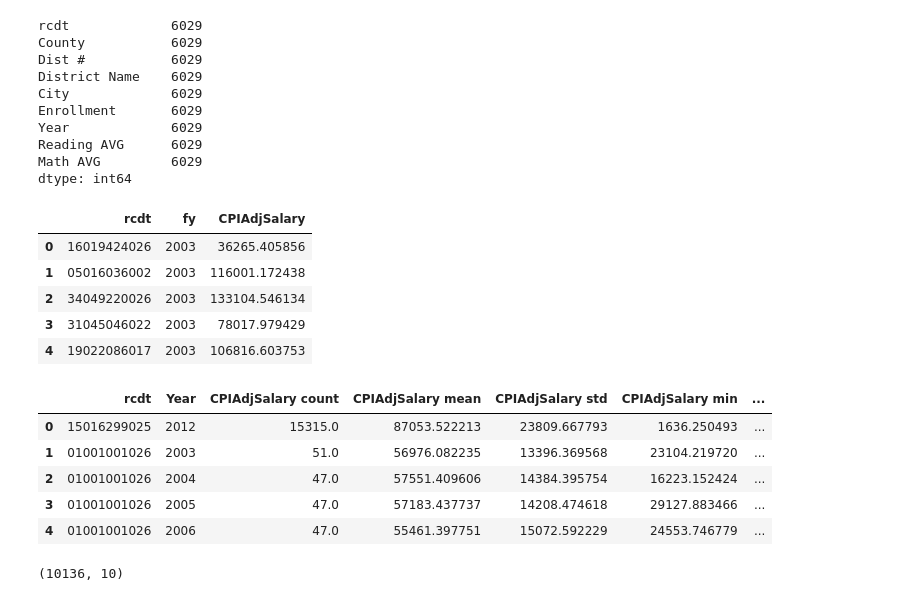
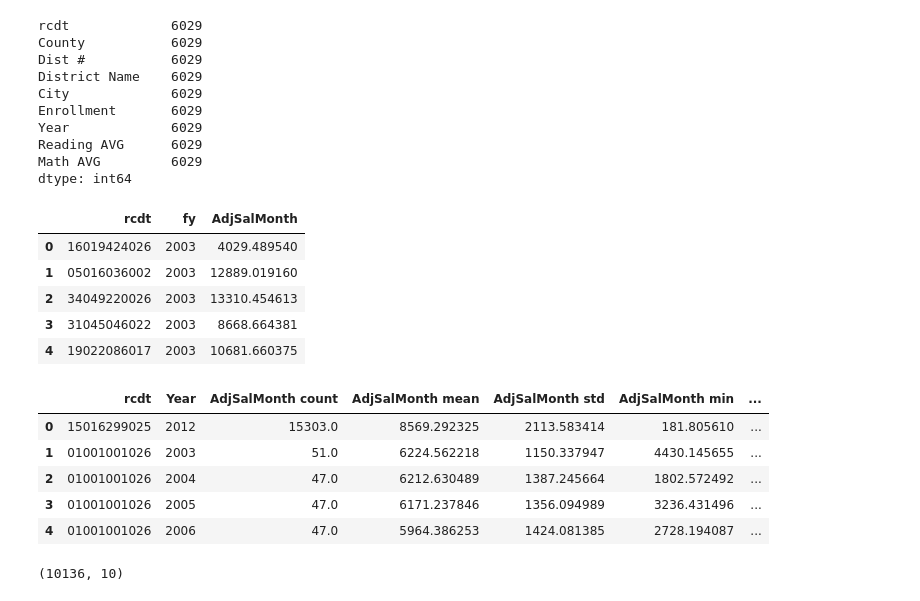
Before and after one commit to spanman888/DSC672_Teacher_Salary, a Jupyter notebook: Capstone_Teacher_Salary.ipynb, the cells around one changed output. Saved outputs shown, nothing was run; the diff lists cells and outputs as text; code cells hidden in the pictures.

```diff
--- a/Capstone_Teacher_Salary.ipynb
+++ b/Capstone_Teacher_Salary.ipynb
@@ -71,3 +61,13 @@ df.head(5)
+# %%
+#Create column with first three of zip
+df['first_3'] = df['dst_zip'].astype(str).str[0:3]
+
+#Assign suburb zips to a list
+suburb = ['600','601','603','604','605','607','608']
+
+#Create new Zip_Type column and assign based on first three of zip
+df['Zip_Type'] = np.where(df["first_3"].isin(suburb), "Suburb", "Other")
+df['Zip_Type'] = np.where(df["first_3"] == '606', 'Chicago', df["Zip_Type"])
 # %%
 #Loading inflation data
 inflation = pd.read_excel(inflation_GitHub, sheetname='FRED Graph')
@@ -234,0 +215,7 @@ dtype: int64
+# %%
+#Calculate Z-Scores for Adjusted Salary per Month and add as a column
+from scipy import stats
+df['z_score'] = np.abs(stats.zscore(df['AdjSalMonth']))
+# %%
+#Filter only where z_score of adjusted salary per month is less than 3 (standard deviations)
+df = df[df["z_score"] < 3]
@@ -376,30 +385,30 @@ Reading AVG      6029
 Math AVG         6029
 dtype: int64
 # %%
-# dataframe of CPIAdjSalary, year, and rcdt codes
-sal_df = df[['rcdt', 'fy', 'CPIAdjSalary']].copy()
+# dataframe of AdjSalMonth, year, and rcdt codes
+sal_df = df[['rcdt', 'fy', 'AdjSalMonth']].copy()
 sal_df.head(5)
 # %% [output]
-|  | rcdt | fy | CPIAdjSalary |
-| 0 | 16019424026 | 2003 | 36265.405856 |
-| 1 | 05016036002 | 2003 | 116001.172438 |
-| 2 | 34049220026 | 2003 | 133104.546134 |
-| 3 | 31045046022 | 2003 | 78017.979429 |
-| 4 | 19022086017 | 2003 | 106816.603753 |
+|  | rcdt | fy | AdjSalMonth |
+| 0 | 16019424026 | 2003 | 4029.489540 |
+| 1 | 05016036002 | 2003 | 12889.019160 |
+| 2 | 34049220026 | 2003 | 13310.454613 |
+| 3 | 31045046022 | 2003 | 8668.664381 |
+| 4 | 19022086017 | 2003 | 10681.660375 |
 # %%
 # district salary statistics dataframe
 dist_sal = pd.DataFrame(sal_df.groupby(['rcdt', 'fy']).describe())
 dist_sal.reset_index(inplace=True)
-dist_sal.columns = ['rcdt', 'Year', 'CPIAdjSalary count', 'CPIAdjSalary mean', 'CPIAdjSalary std', 'CPIAdjSalary min', 'CPIAdjSalary 25%',
-                   'CPIAdjSalary median', 'CPIAdjSalary 75%', 'CPIAdjSalary max']
+dist_sal.columns = ['rcdt', 'Year', 'AdjSalMonth count', 'AdjSalMonth mean', 'AdjSalMonth std', 'AdjSalMonth min', 'AdjSalMonth 25%',
+                   'AdjSalMonth median', 'AdjSalMonth 75%', 'AdjSalMonth max']
 dist_sal.head(5)
 # %% [output]
-|  | rcdt | Year | CPIAdjSalary count | CPIAdjSalary mean | CPIAdjSalary std | CPIAdjSalary min | ... |
-| 0 | 15016299025 | 2012 | 15315.0 | 87053.522213 | 23809.667793 | 1636.250493 | ... |
-| 1 | 01001001026 | 2003 | 51.0 | 56976.082235 | 13396.369568 | 23104.219720 | ... |
-| 2 | 01001001026 | 2004 | 47.0 | 57551.409606 | 14384.395754 | 16223.152424 | ... |
-| 3 | 01001001026 | 2005 | 47.0 | 57183.437737 | 14208.474618 | 29127.883466 | ... |
-| 4 | 01001001026 | 2006 | 47.0 | 55461.397751 | 15072.592229 | 24553.746779 | ... |
+|  | rcdt | Year | AdjSalMonth count | AdjSalMonth mean | AdjSalMonth std | AdjSalMonth min | ... |
+| 0 | 15016299025 | 2012 | 15303.0 | 8569.292325 | 2113.583414 | 181.805610 | ... |
+| 1 | 01001001026 | 2003 | 51.0 | 6224.562218 | 1150.337947 | 4430.145655 | ... |
+| 2 | 01001001026 | 2004 | 47.0 | 6212.630489 | 1387.245664 | 1802.572492 | ... |
+| 3 | 01001001026 | 2005 | 47.0 | 6171.237846 | 1356.094989 | 3236.431496 | ... |
+| 4 | 01001001026 | 2006 | 47.0 | 5964.386253 | 1424.081385 | 2728.194087 | ... |
 # %%
 dist_sal.shape
 # %% [output]
```
Also changed, not shown: parts of 20 cells of this notebook.
